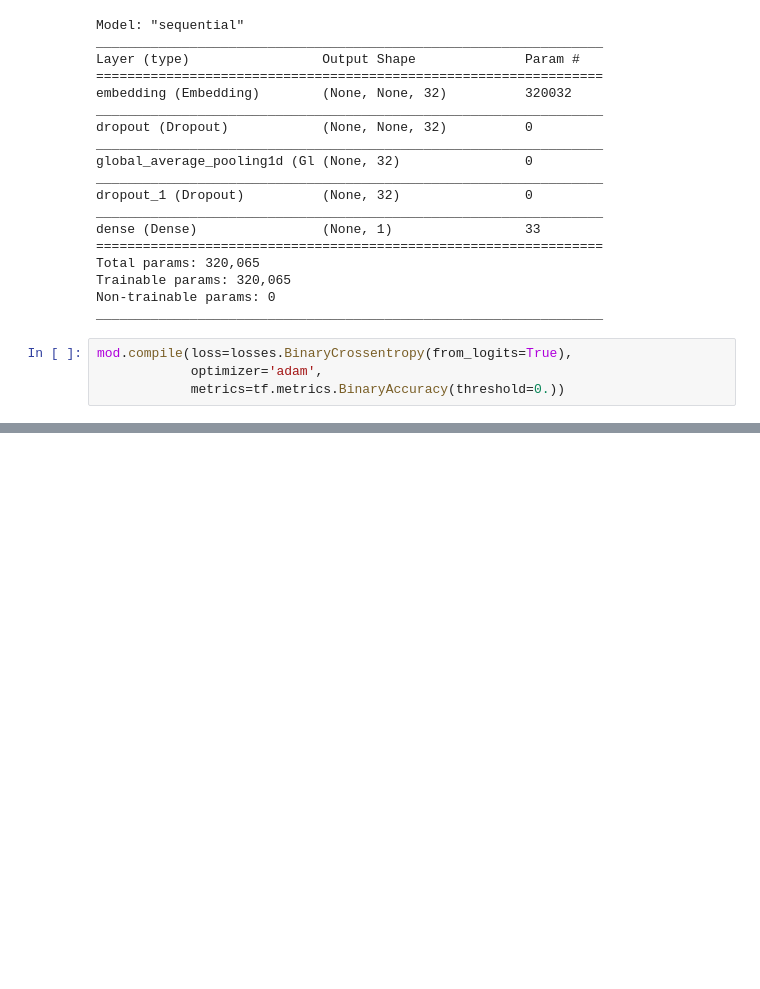
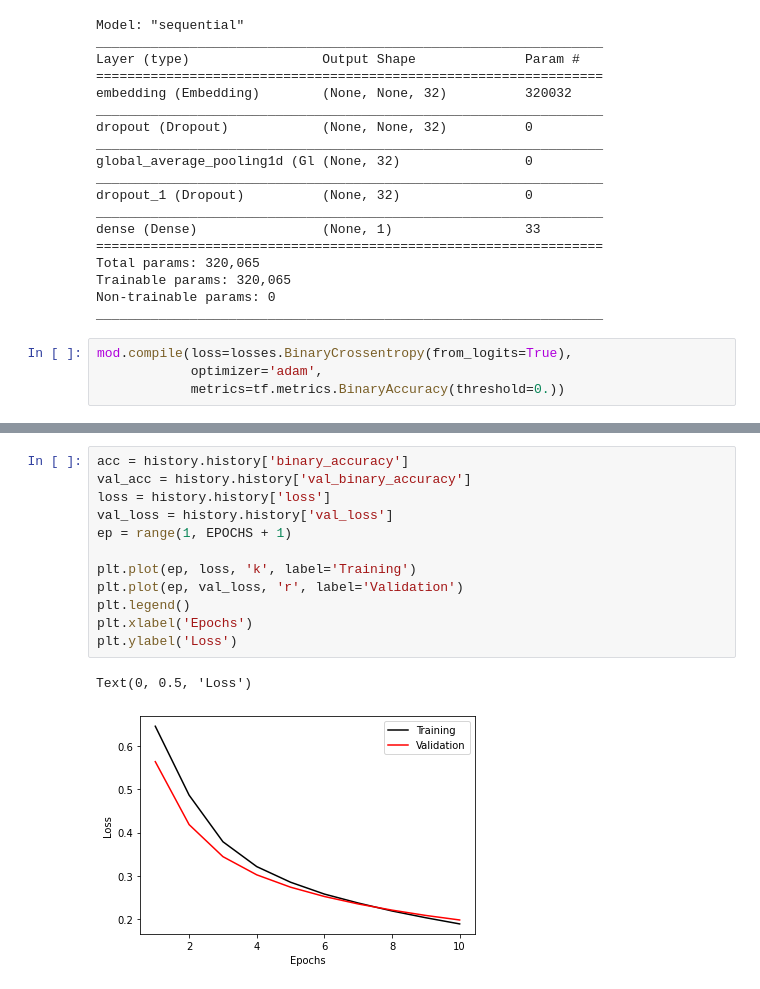
Before and after one commit to damiansp/neuralNet, a Jupyter notebook: python/tensorflow/docs/tutorial/beginner/02_basic_text_classification.py.ipynb, the cells around one changed output, grey strips where cells are left out. Cells and saved outputs as stored; diff of their text form; blank space fills up the shorter version.

```diff
--- a/python/tensorflow/docs/tutorial/beginner/02_basic_text_classification.py.ipynb
+++ b/python/tensorflow/docs/tutorial/beginner/02_basic_text_classification.py.ipynb
@@ -231,0 +239,15 @@ Epoch 10/10
+# %%
+acc = history.history['binary_accuracy']
+val_acc = history.history['val_binary_accuracy']
+loss = history.history['loss']
+val_loss = history.history['val_loss']
+ep = range(1, EPOCHS + 1)
+
+plt.plot(ep, loss, 'k', label='Training')
+plt.plot(ep, val_loss, 'r', label='Validation')
+plt.legend()
+plt.xlabel('Epochs')
+plt.ylabel('Loss')
+# %% [output]
+Text(0, 0.5, 'Loss')
+[figure, added]
```
Also changed, not shown: parts of 10 cells of this notebook.
